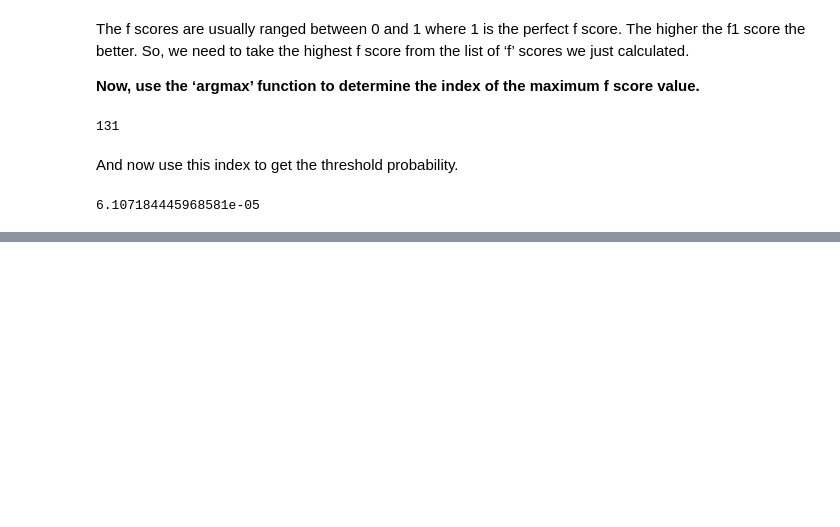
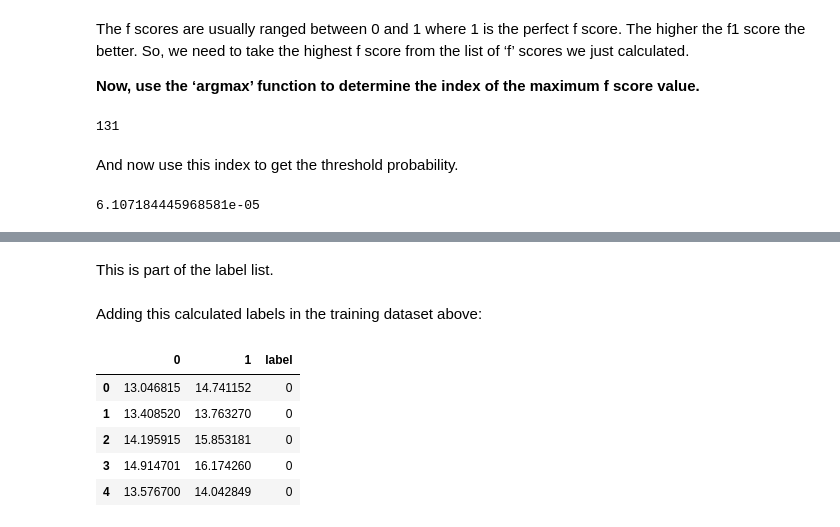
Before and after one commit to subhayuroy/Anomaly_Detection, a Jupyter notebook: Anomaly.ipynb, the cells around one changed output, grey strips where cells are left out. Drawn from its saved outputs; the diff is of its cells as text; code cells hidden in the pictures; blank space fills up the shorter version.

```diff
--- a/Anomaly.ipynb
+++ b/Anomaly.ipynb
@@ -220,0 +226,7 @@ e
+# %%
+label = []
+for i in range(len(df)):
+    if p[i] <= e:
+        label.append(1)
+    else:
+        label.append(0)
@@ -220,0 +253,15 @@ e
+# %% [markdown]
+This is part of the label list.
+# %% [markdown]
+Adding this calculated labels in the training dataset above:
+# %%
+df['label'] = np.array(label)
+# %%
+df.head()
+# %% [output]
+|  | 0 | 1 | label |
+| 0 | 13.046815 | 14.741152 | 0 |
+| 1 | 13.408520 | 13.763270 | 0 |
+| 2 | 14.195915 | 15.853181 | 0 |
+| 3 | 14.914701 | 16.174260 | 0 |
+| 4 | 13.576700 | 14.042849 | 0 |
```
Also changed, not shown: parts of 4 cells of this notebook.
